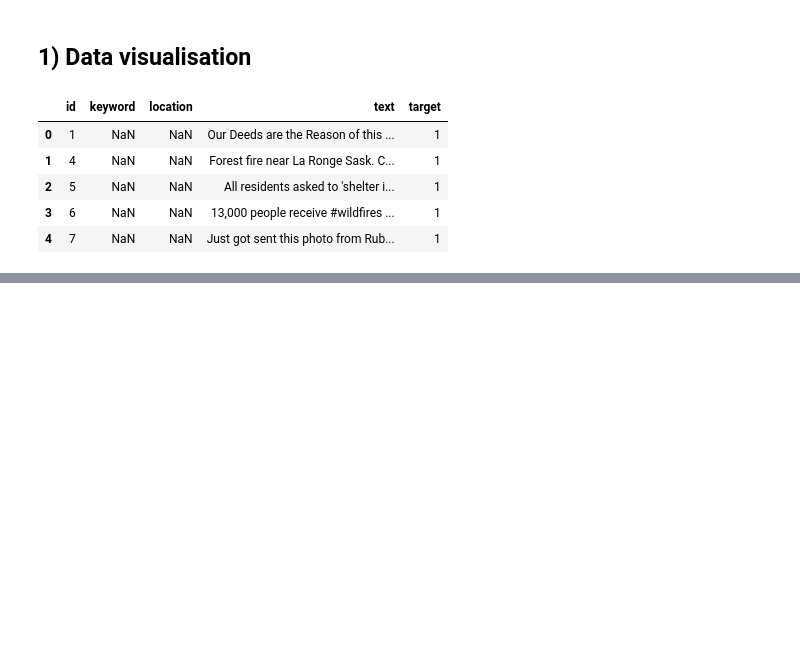
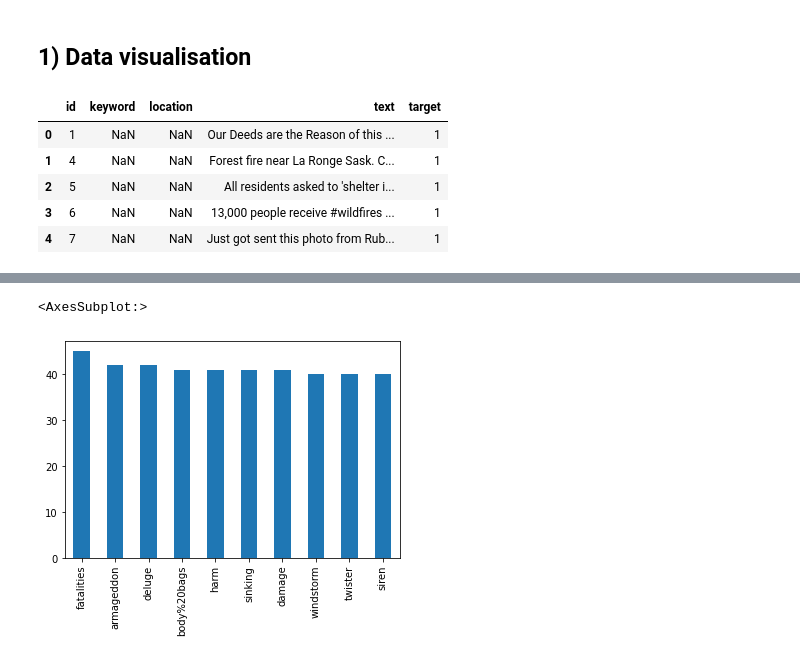
Before and after one commit to LudovicGayet/kaggle_disaster_tweets, a Jupyter notebook: notebooks/notebook.ipynb, the cells around one changed output, grey strips where cells are left out. Saved outputs shown, nothing was run; the diff lists cells and outputs as text; code cells hidden in the pictures; blank space fills up the shorter version.

```diff
--- a/notebooks/notebook.ipynb
+++ b/notebooks/notebook.ipynb
@@ -20,0 +41,5 @@ df.head()
+# %%
+data['keyword'].value_counts()[:10].plot(kind='bar')
+# %% [output]
+<AxesSubplot:>
+[figure, added]
```
Also changed, not shown: parts of 16 cells of this notebook, 3 other files.
